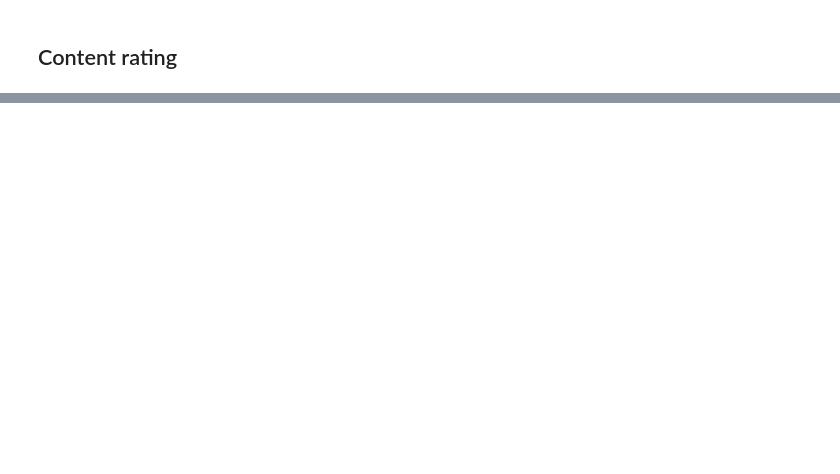
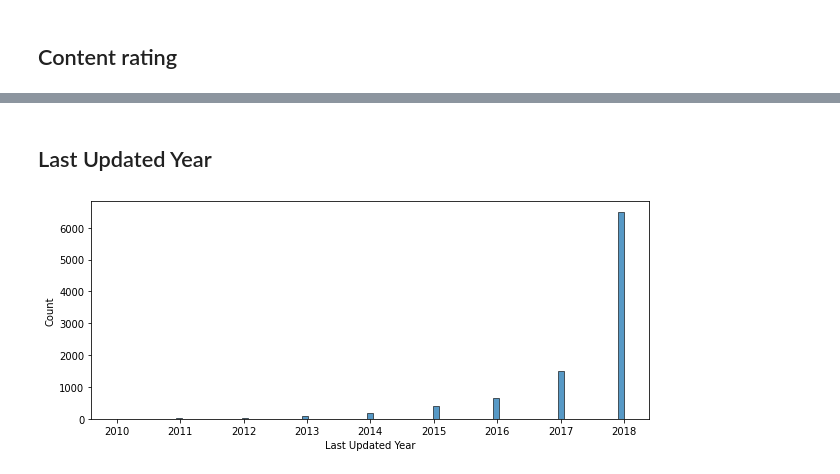
Before and after one commit to KSob01/Projekt-PSI, a Jupyter notebook: GOOGLE STORE.ipynb, the cells around one changed output, grey strips where cells are left out. Saved outputs shown, nothing was run; the diff lists cells and outputs as text; code cells hidden in the pictures; blank space fills up the shorter version.

```diff
--- a/GOOGLE STORE.ipynb
+++ b/GOOGLE STORE.ipynb
@@ -199,0 +237,8 @@ data.groupby('Content Rating').describe()[['Rating']].T
+# %% [markdown]
+## Last Updated Year
+# %%
+plt.figure(figsize=(10,4))
+sns.histplot(x='Last Updated Year', data=data)
+plt.show()
+# %% [output]
+[figure, added]
```
Also changed, not shown: parts of 47 cells of this notebook.
